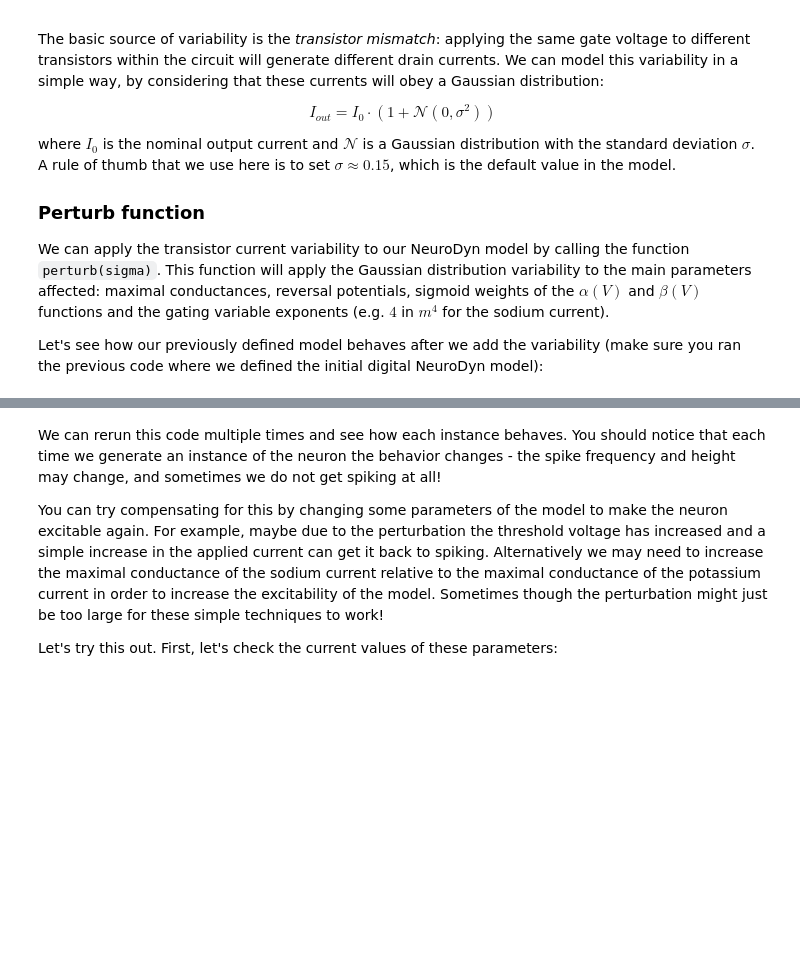
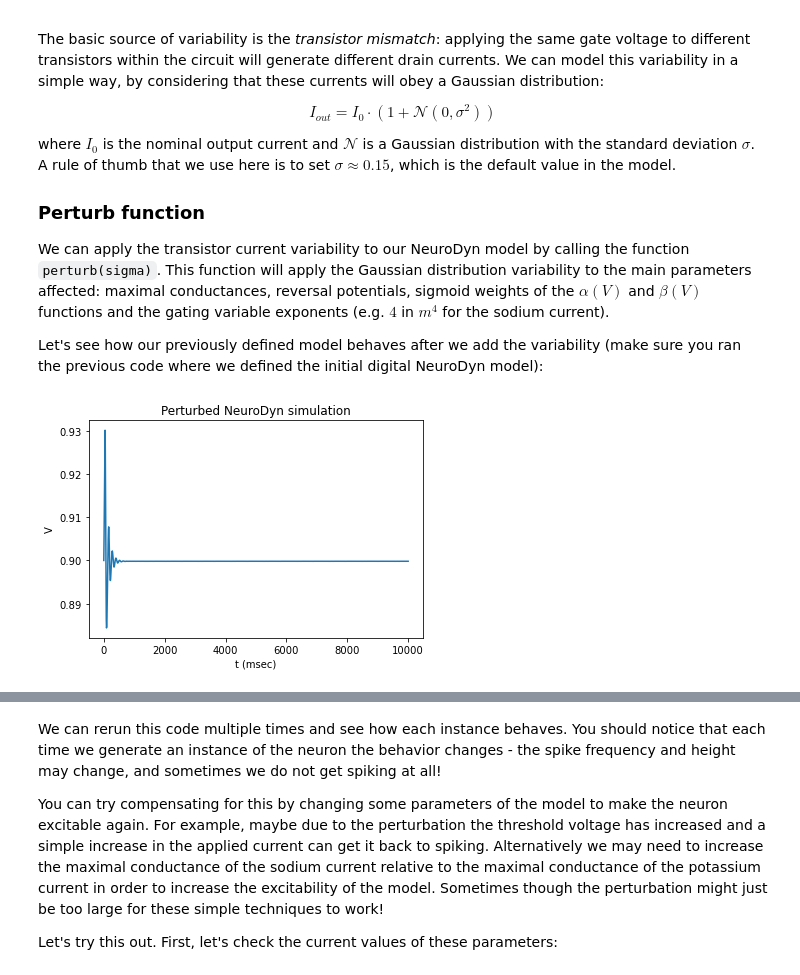
Before and after one commit to lukaribar/telluride-21, a Jupyter notebook: NeuroDyn Python model.ipynb, the cells around one changed output, grey strips where cells are left out. Drawn from its saved outputs; the diff is of its cells as text; code cells hidden in the pictures; blank space fills up the shorter version.

Commit message:
Add files via upload
Neurodyn model with some additional functions for analysis on tonic spiking, etc.

```diff
--- a/NeuroDyn Python model.ipynb
+++ b/NeuroDyn Python model.ipynb
@@ -492,0 +747,96 @@ plt.show()
+# %%
+I0 = 0e-6
+Iapp = lambda t : fit_obj.convert_I(I0)
+
+V_ref = 0.9
+
+I_master = 4e-9
+I_ref = 0.04e-9
+I_voltage = 3.0e-6
+
+dg = np.array([512, 1023, 32])   # [gna, gk, gl]
+dE = np.array([1023, -1023, 400])   # [Ena, Ek, El]
+
+dIb_m = np.array([[0, 0, 0, 256, 0, 0, 0],             # alpha_m
+                     [0, 0, 0, 256, 0, 0, 0]])         # beta_m
+dIb_h = np.array([[0, 0, 0, 32, 0, 0, 0],              # alpha_h
+                    [0, 0, 0, 32, 0, 0, 0]])           # beta_h
+dIb_n = np.array([[0, 0, 0, 32, 0, 0, 0],              # alpha_n
+                    [0, 0, 0, 32, 0, 0, 0]])           # beta_n
+dIb = [dIb_m, dIb_h, dIb_n]
+
+ND = NeuroDynModel(dg, dE, dIb, V_ref, I_voltage/20, I_master/20, I_ref/20)
+
+ND.perturb(sigma = 0.20) # leaving out the keyword argument sets default sigma = 0.15
+
+T = 10
+trange = (0, T)
+sol = ND.simulate(trange,[0.9,0,0,0],Iapp)
+
+plt.figure()
+plt.xlabel('t (msec)')
+plt.ylabel('V')
+plt.title('Perturbed NeuroDyn simulation')
+plt.plot(sol.t*1000, sol.y[0])
+plt.show()
+
+
+# Interpolate membrane voltage
+
+ts = 1e-5   #spacing between samples
+fs = 1/ts   # sampling frequency
+N = int(T*fs)   # number of samples
+print('Number of sample points:',N)
+t_lin = np.linspace(0,T,N)
+
+from scipy.interpolate import interp1d
+f = interp1d(sol.t, sol.y[0])
+y_lin = f(t_lin)
+
+plt.plot(sol.t*1000, sol.y[0], 'o', t_lin*1000, y_lin, '-')
+plt.legend(['data', 'linear interpolation'], loc='best')
+plt.xlabel('t (msec)')
+plt.ylabel('V')
+plt.title('True and Interpolated data')
+plt.show()
+
+plt.plot(t_lin[int(0.5*fs):int(1.5*fs)]*1000, y_lin[int(0.5*fs):int(1.5*fs)], '-')
+plt.legend(['data', 'linear interpolation'], loc='best')
+plt.xlabel('t (msec)')
+plt.ylabel('V')
+plt.title('plot from 0.5sec to 1.5sec')
+plt.show()
+
+
+# Fourier transform of interpolated membrane voltage
+
+from scipy.fft import fft, fftfreq
+yf = fft(y_lin)
+xf = fftfreq(N, ts)[:N//2]
+#print(xf)
+
+# find index for 100Hz
+i = 0
+while xf[i]<100:
+    i = i + 1
+f_100 = i
+
+import matplotlib.pyplot as plt
+plt.plot(xf[1:f_100], 2.0/N * np.abs(yf[1:f_100]))
+plt.xlabel('f (Hz)')
+plt.ylabel('fourier transform')
+plt.grid()
+plt.show()
+
+# Obtain period of the membrane voltage, if periodic
+import operator
+index, value = max(enumerate(2.0/N*np.abs(yf[1:N//2])), key=operator.itemgetter(1))
+print('max value of fourier coefficient:', value,'\n')
+print('frequency corresponding to the max fourier coefficient:',xf[index],'Hz \n')
+
+if value>0.007:                      # EMPIRICAL CRITERIA AFTER SEEING THE FFT OF A FEW INSTANCES OF PERIODIC WAVEFORMS
+    print('tonic spiking seen, membrane voltage is periodic with period:',xf[index],'Hz \n')
+else:
+    print('No tonic spiking','\n')
+# %% [output]
+[figure, added]
```
Also changed, not shown: parts of 12 cells of this notebook.
